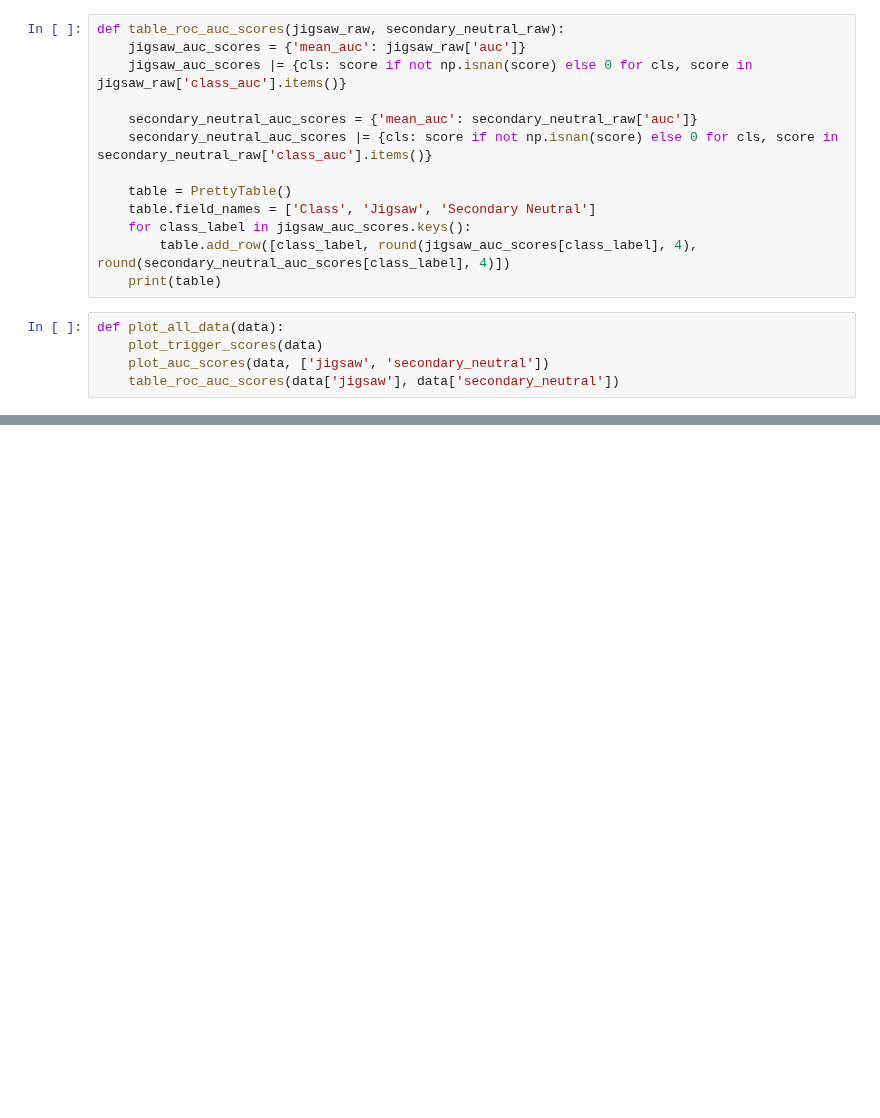
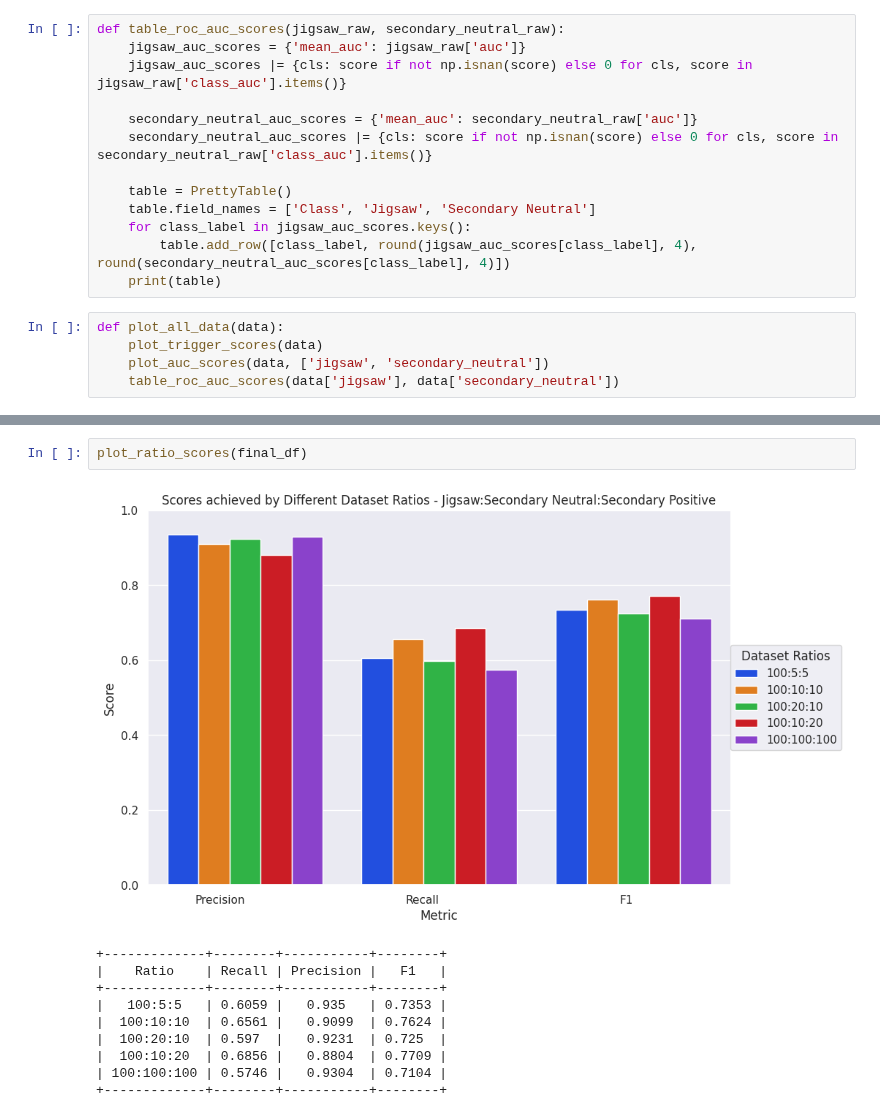
Before and after one commit to EuanScottWatson/NLP-Dynamic-Backdoor-Attack, a Jupyter notebook: detoxify/model_eval/analyse_evaluation.ipynb, the cells around one changed output, grey strips where cells are left out. Cells and saved outputs as stored; diff of their text form; blank space fills up the shorter version.

```diff
--- a/detoxify/model_eval/analyse_evaluation.ipynb
+++ b/detoxify/model_eval/analyse_evaluation.ipynb
@@ -127 +175,14 @@ plot_all_data(data)
+# %%
+plot_ratio_scores(final_df)
+# %% [output]
+[figure, added]
++-------------+--------+-----------+--------+
+|    Ratio    | Recall | Precision |   F1   |
++-------------+--------+-----------+--------+
+|   100:5:5   | 0.6059 |   0.935   | 0.7353 |
+|  100:10:10  | 0.6561 |   0.9099  | 0.7624 |
+|  100:20:10  | 0.597  |   0.9231  | 0.725  |
+|  100:10:20  | 0.6856 |   0.8804  | 0.7709 |
+| 100:100:100 | 0.5746 |   0.9304  | 0.7104 |
++-------------+--------+-----------+--------+
 # %%
```
Also changed, not shown: parts of 9 cells of this notebook, 7 other files.
